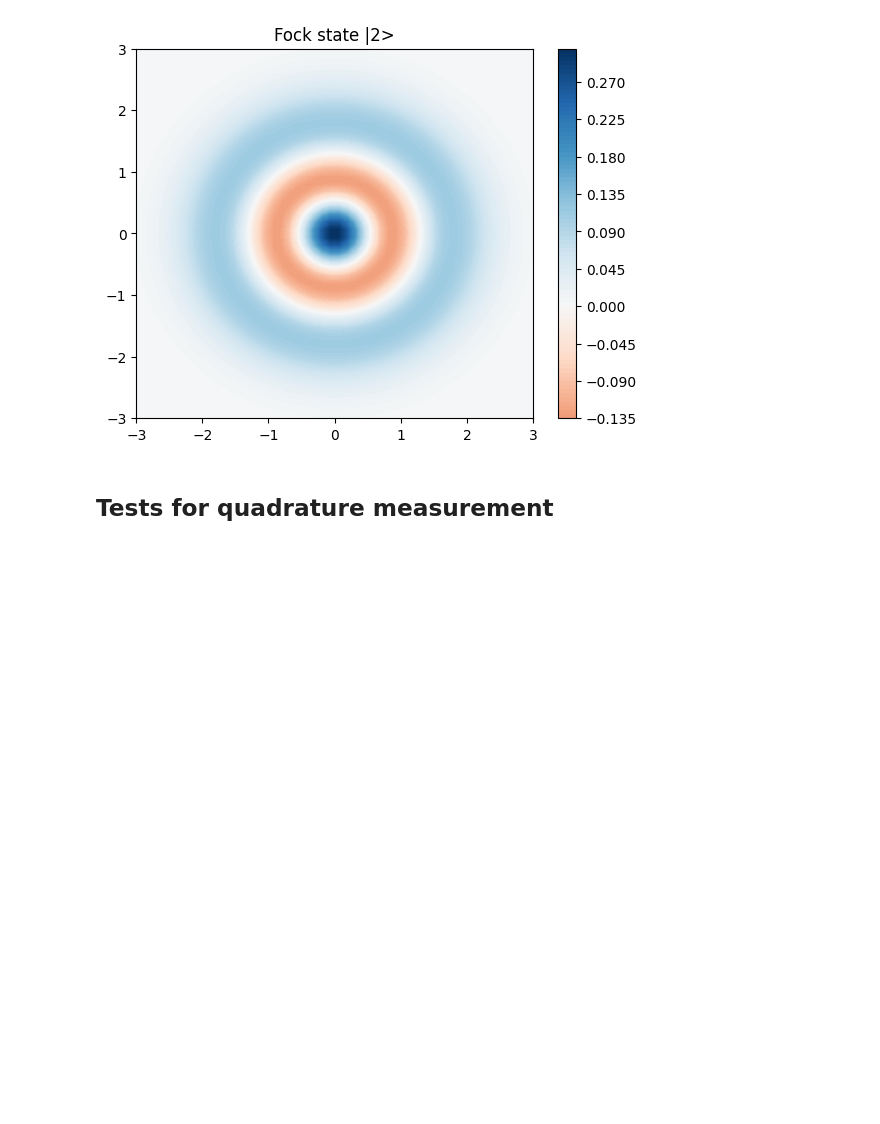
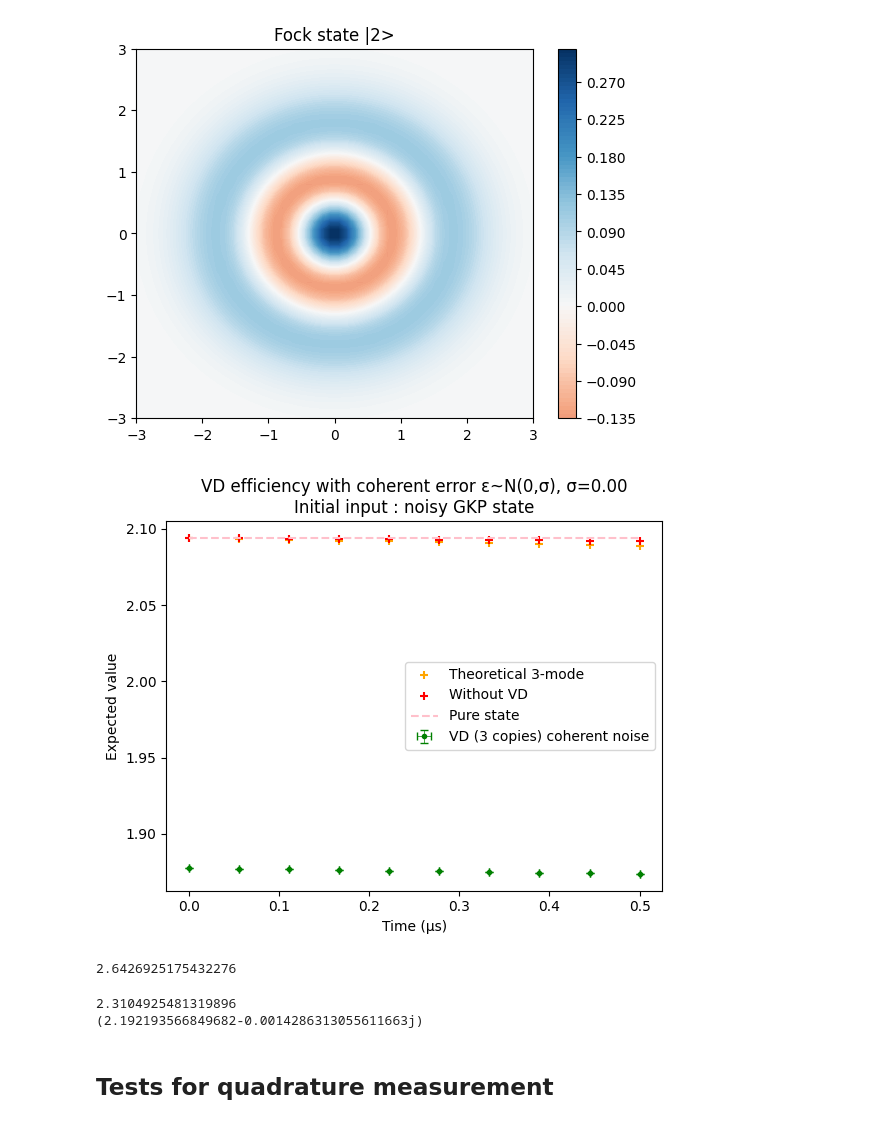
Before and after one commit to lfinocchiaro/virtual-distillation, a Jupyter notebook: tests.ipynb, the cells around one changed output. Drawn from its saved outputs; the diff is of its cells as text; code cells hidden in the pictures; blank space fills up the shorter version.

```diff
--- a/tests.ipynb
+++ b/tests.ipynb
@@ -274,6 +275,48 @@ xvec, yvec = np.linspace(-bound,bound,50), np.linspace(-bound,bound,50)
 plot_wigner(qutip.fock_dm(N,2), xvec, yvec, plt.figure(), plt.gca(), 'RdBu', "Fock state |2>", density=True)
 # %% [output]
 [figure]
+# %%
+N_ = 10
+t_list_gkp = np.linspace(0, 0.5, 10)
+delta = 0.4
+psi_gkp = gkp_state(delta, N_)
+rho_gkp = qutip.ket2dm(psi_gkp)
+noisy_gkp_list = create_states(N_, t_list_gkp, rho_gkp, kappa)
+
+F_list = [create_F3(N_, np.sqrt((1/2,1/3,1/2)), np.zeros(3))]
+
+result_gkp, result_gkp_loss, result_gkp_th = perform_protocol(N_,noisy_gkp_list, F_list,
+                                                                  [1,3], losses=False)
+plot_all(t_list_gkp, result_gkp, result_gkp_loss, [(result_gkp_th[1], "Theoretical 3-mode"),
+                        (result_gkp_th[0], "Without VD")], None, "GKP state",
+                        eps_std=0,gamma_loss=None, show_only_th=False)
+# %% [output]
+[figure, added]
+# %%
+N_ = 50
+rho_gkp = qutip.ket2dm(gkp_state(delta, N_))
+print(qutip.expect(qutip.num(N_), rho_gkp))
+# %% [output]
+2.6426925175432276
+# %%
+N_ = 14
+rho_gkp = qutip.ket2dm(gkp_state(delta, N_))
+rho_full=qutip.tensor([rho_gkp]*3)
+bs1, bs2, bs3 = create_F3(N_, np.sqrt((1/2,1/3,1/2)), np.zeros(3))
+rho_tilde = bs1*bs2*bs3*rho_full*bs3.dag()*bs2.dag()*bs1.dag()
+
+n1 = qutip.tensor(qutip.num(N_),  qutip.identity(N_), qutip.identity(N_))
+n2 = qutip.tensor(qutip.identity(N_), qutip.num(N_),  qutip.identity(N_))
+n3 = qutip.tensor(qutip.identity(N_), qutip.identity(N_), qutip.num(N_))
+denominator_op = (2j*np.pi/3*(n1+2*n2)).expm()
+numerator_op = (n1+n2+n3)/3 * denominator_op
+
+print(qutip.expect(qutip.num(N_), rho_gkp))
+
+print(qutip.expect(numerator_op, rho_tilde)/qutip.expect(denominator_op, rho_tilde))
+# %% [output]
+2.3104925481319896
+(2.192193566849682-0.0014286313055611663j)
 # %% [markdown]
 ## Tests for quadrature measurement
 # %%
```
Also changed, not shown: parts of 3 cells of this notebook, 2 other files.
